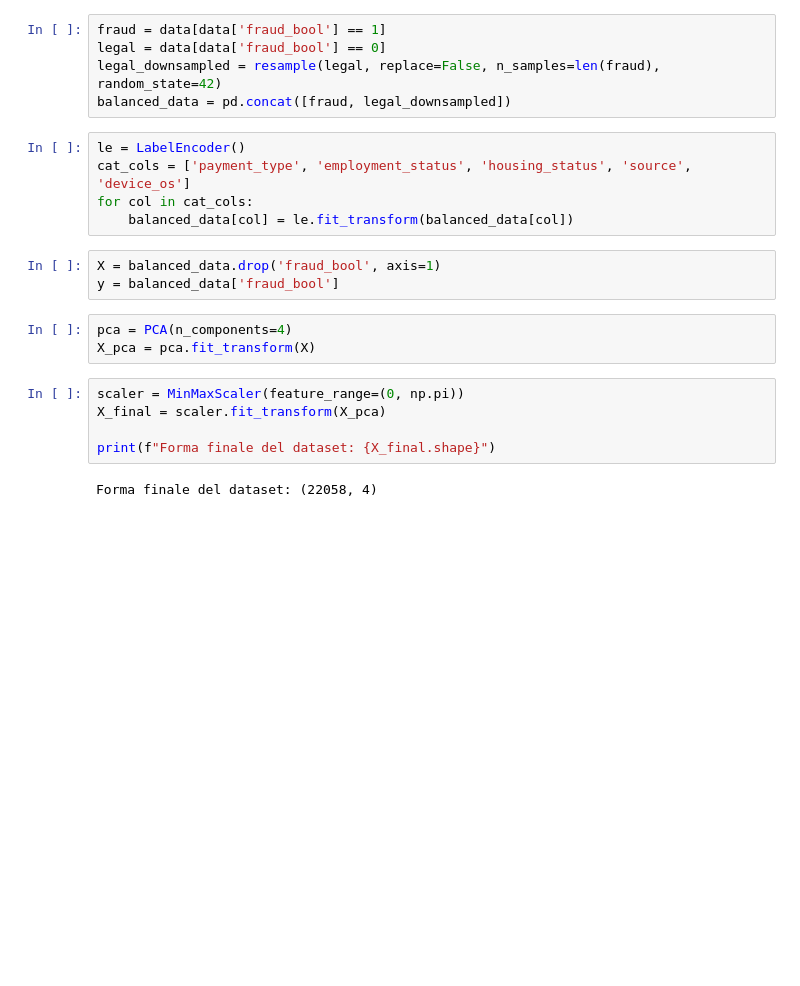
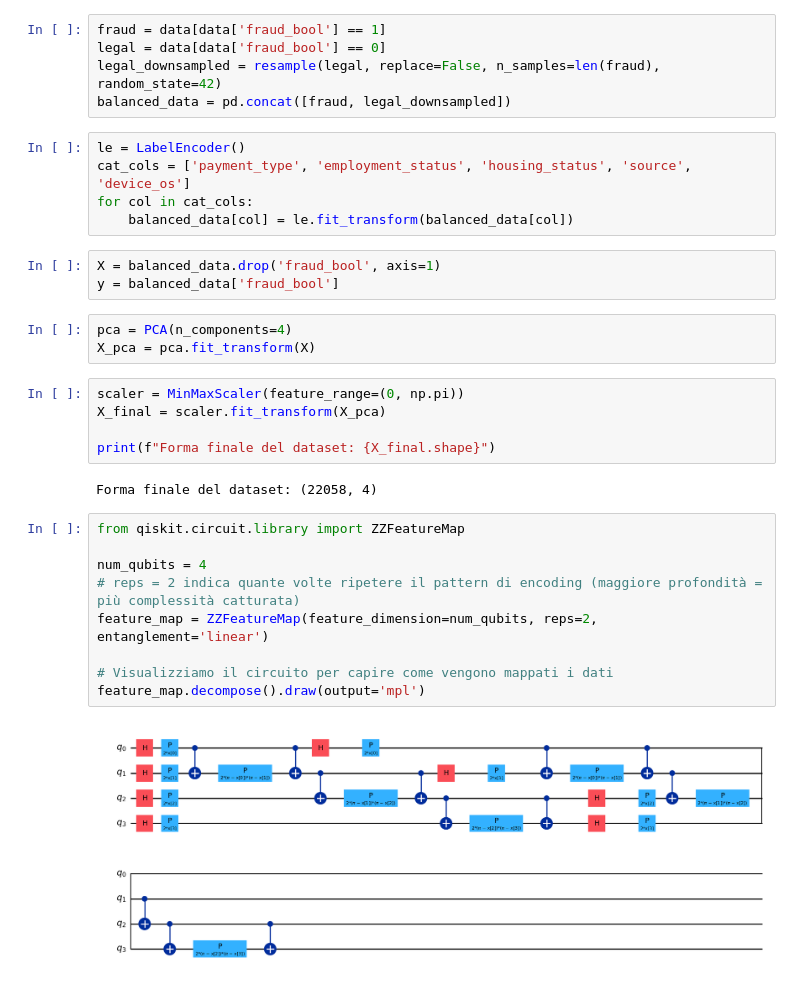
Before and after one commit to MattiaGallucci/HeisenBank, a Jupyter notebook: qml.ipynb, the cells around one changed output. Drawn from its saved outputs; the diff is of its cells as text; blank space fills up the shorter version.

Commit message:
feat: update cell execution counts and add ZZFeatureMap deprecation warning example

```diff
--- a/qml.ipynb
+++ b/qml.ipynb
@@ -30,3 +30,14 @@ X_final = scaler.fit_transform(X_pca)
 print(f"Forma finale del dataset: {X_final.shape}")
 # %% [output]
 Forma finale del dataset: (22058, 4)
+# %%
+from qiskit.circuit.library import ZZFeatureMap
+
+num_qubits = 4
+# reps = 2 indica quante volte ripetere il pattern di encoding (maggiore profondità = più complessità catturata)
+feature_map = ZZFeatureMap(feature_dimension=num_qubits, reps=2, entanglement='linear')
+
+# Visualizziamo il circuito per capire come vengono mappati i dati
+feature_map.decompose().draw(output='mpl')
+# %% [output]
+[figure, added]
```
